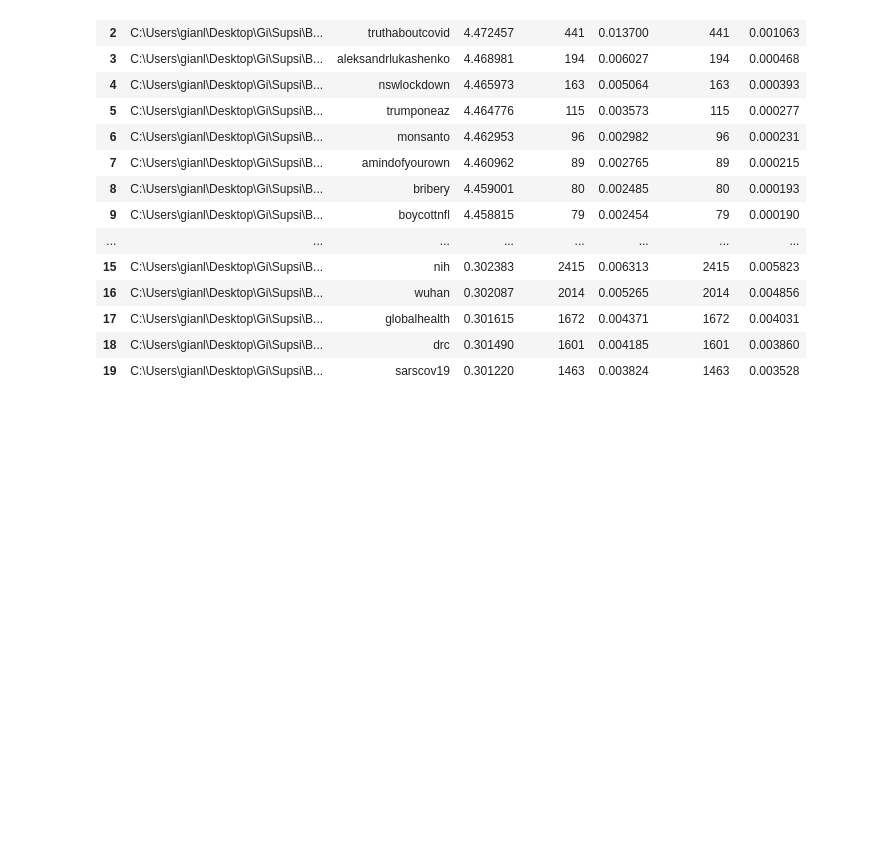
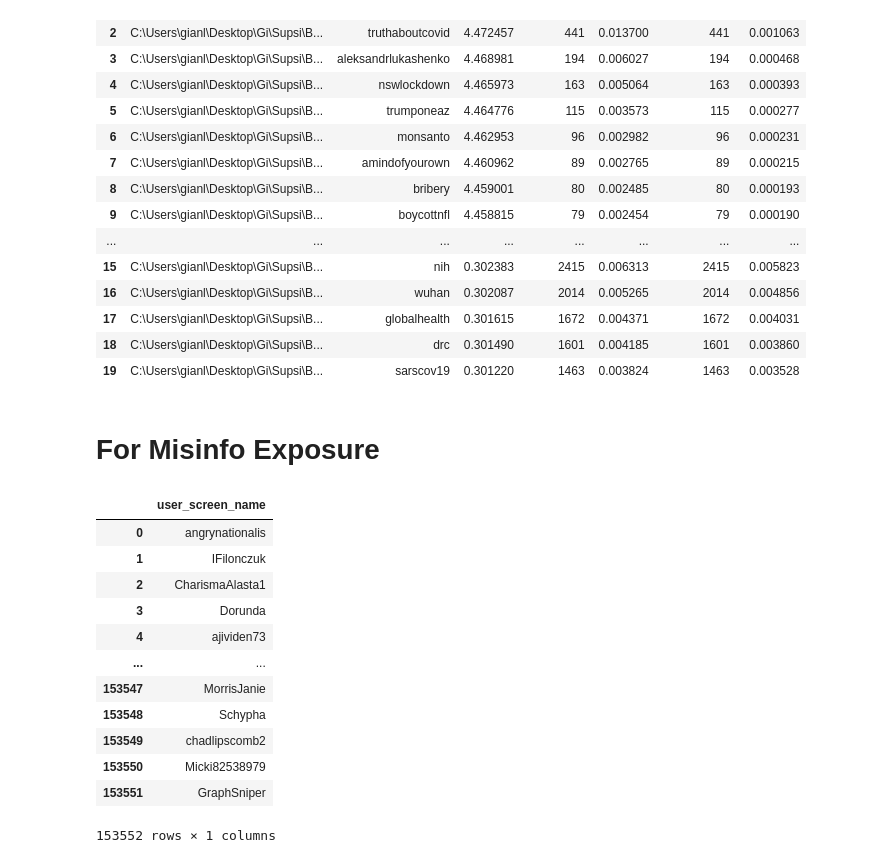
Before and after one commit to gi-ux/BachelorProject, a Jupyter notebook: notebook/misc/Process_Tweets.ipynb, the cells around one changed output. Drawn from its saved outputs; the diff is of its cells as text; code cells hidden in the pictures; blank space fills up the shorter version.

```diff
--- a/notebook/misc/Process_Tweets.ipynb
+++ b/notebook/misc/Process_Tweets.ipynb
@@ -711,3 +711,24 @@ sage_good_bad_
 | 17 | C:\Users\gianl\Desktop\Gi\Supsi\B... | globalhealth | 0.301615 | 1672 | 0.004371 | 1672 | 0.004031 |
 | 18 | C:\Users\gianl\Desktop\Gi\Supsi\B... | drc | 0.301490 | 1601 | 0.004185 | 1601 | 0.003860 |
 | 19 | C:\Users\gianl\Desktop\Gi\Supsi\B... | sarscov19 | 0.301220 | 1463 | 0.003824 | 1463 | 0.003528 |
+# %% [markdown]
+# For Misinfo Exposure
+# %%
+import pandas as pd
+rt_bad = pd.read_csv("F:/Supsi/COVID-19-Tweets/large_files/ccdh/rt_bad.csv")
+rt_bad = rt_bad[["user_screen_name"]]
+rt_bad
+# %% [output]
+|  | user_screen_name |
+| 0 | angrynationalis |
+| 1 | IFilonczuk |
+| 2 | CharismaAlasta1 |
+| 3 | Dorunda |
+| 4 | ajividen73 |
+| ... | ... |
+| 153547 | MorrisJanie |
+| 153548 | Schypha |
+| 153549 | chadlipscomb2 |
+| 153550 | Micki82538979 |
+| 153551 | GraphSniper |
+153552 rows × 1 columns
```
Also changed, not shown: parts of 6 cells of this notebook, 24 other files.
